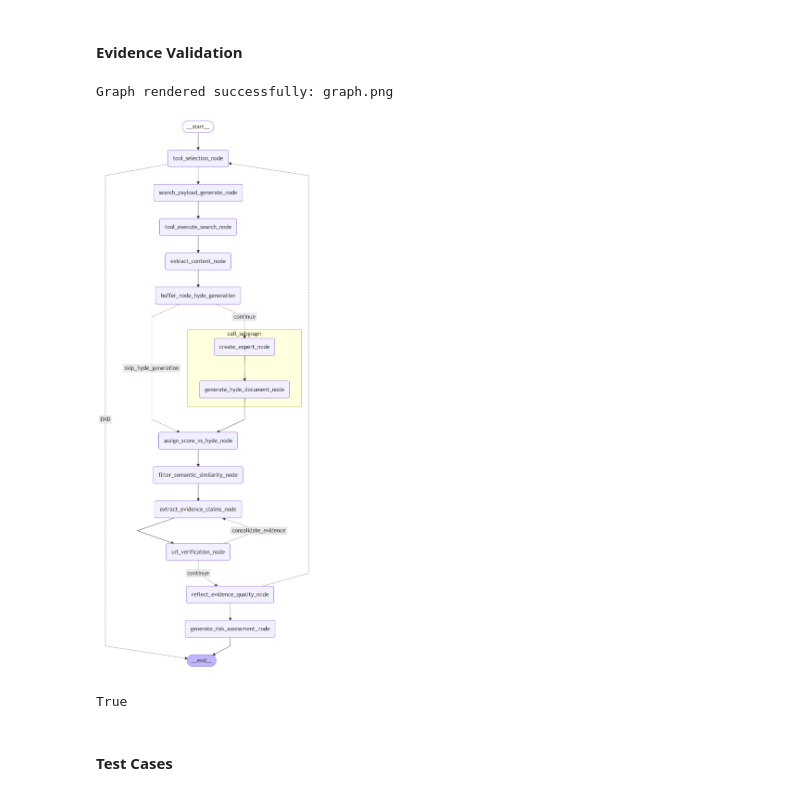
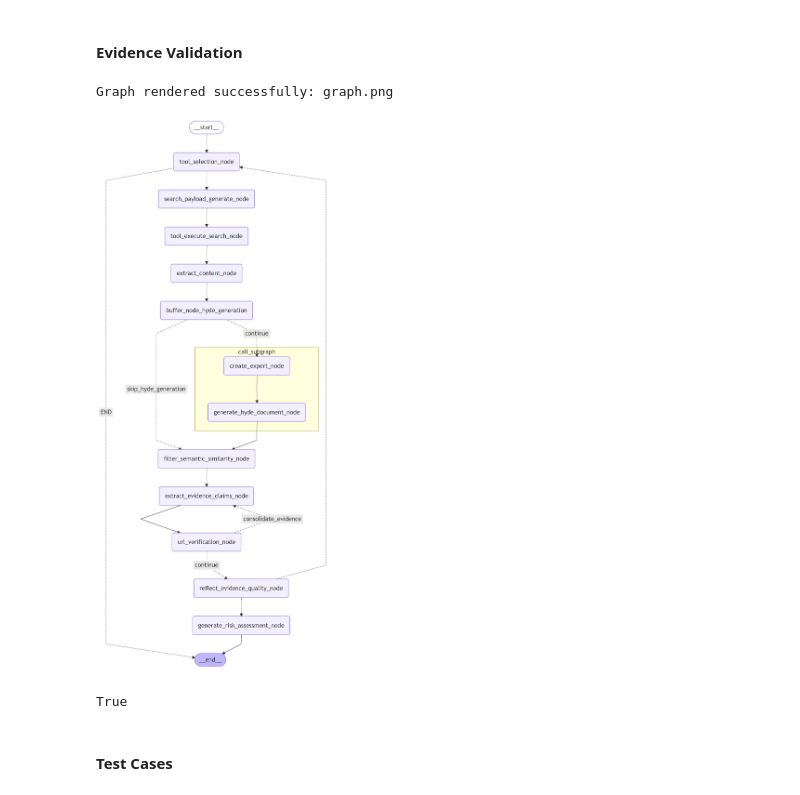
Before and after one commit to alex2mendosa/AML_Detective, a Jupyter notebook: 4_7_1_research_assistant.ipynb, the cells around one changed output. Saved outputs shown, nothing was run; the diff lists cells and outputs as text; code cells hidden in the pictures.

```diff
--- a/4_7_1_research_assistant.ipynb
+++ b/4_7_1_research_assistant.ipynb
@@ -127,7 +130,7 @@ llm_tool_selection = ChatOpenAI(
 llm_search_tool_payload = ChatOpenAI(
     model="gpt-4.1-mini",
     temperature=0.2,
-    max_tokens=500, # 5 outputs per 5 languages
+    max_tokens=1000, # 5 outputs per 5 languages
     top_p=0.95,
     timeout=30,
     max_retries = 2,
@@ -144,7 +147,6 @@ llm_names_variation = ChatOpenAI(
     max_retries = 2,
     api_key=key_vault.get_key("openai_key")
 )
-
 
 
 # Translation and key terms extraction from short input
@@ -1406,7 +1483,8 @@ Translated 'Lukoil money laundering financial crime' -> 'Lukoil Geldwäsche Fina
 ## Test function
 tool_google_search = StructuredTool.from_function( google_search,
                                                   name = "google_search",
-                                                  args_schema=GoogleSearchSchema
+                                                  args_schema=GoogleSearchSchema ,
+                                                  parse_docstring=False
                                                     )
 # join instructions and entity name
 num_requests_per_lang = 5
@@ -1430,5 +1508,5 @@ tools_by_name = {tool.name:tool for tool in tools}
 llm_with_tools = llm_search_tool_payload.bind_tools(tools, parallel_tool_calls=True)
 
 # test tool call without payload
-#payload = llm_with_tools.invoke( messages )
-#print(payload.tool_calls)
+payload = llm_with_tools.invoke( messages )
+print(payload.tool_calls)
@@ -1442,11 +1543,11 @@ llm_with_tools = llm_search_tool_payload.bind_tools(tools, parallel_tool_calls=T
 # %%
 # run the function  using single payload
-#tool_call = payload.tool_calls[0]
-#tool_google_search.invoke( tool_call['args'] )
-#print("##-----------------##")
+tool_call = payload.tool_calls[0]
+tool_google_search.invoke( tool_call['args'] )
+print("##-----------------##")
 
 ## Now run through app payloads
-#for tool_call in payload.tool_calls: # AI message with payload , last ai message with too l calls
-#        tool = tools_by_name[tool_call["name"]]
-#        observations = tool.invoke(tool_call["args"])
-#        print(observations)
+for tool_call in payload.tool_calls: # AI message with payload , last ai message with too l calls
+        tool = tools_by_name[tool_call["name"]]
+        observations = tool.invoke(tool_call["args"])
+        print(observations)
@@ -3160,16 +3295,14 @@ def generate_risk_assessment_node(state: UnifiedResearchState):
         "4. Make your partnership recommendation with clear reasoning\n"
     )
 
-
+    print("Evidence Prompt: " , evidence_prompt, end = "/n/n" )
     print("Request LLM Response of Final Conclusion ")
     messages = [system_message, HumanMessage(content=evidence_prompt)]
 
     analysis_response = llm_evaluation.invoke(messages)
 
     print("Risk assessment completed")
-    return {"messages": [
-
-    ]}
+    return {"final_conclusion": analysis_response}
 # %%
 ## We have to join data before assigning scores
 # state is updates with data from both flows but without interaction
@@ -3207,7 +3340,7 @@ builder.add_node("tool_execute_search_node", tool_execute_search_node)
 builder.add_node("extract_content_node", extract_content_node)
 
 # content semantic filtering
-builder.add_node("assign_score_vs_hyde_node", assign_score_vs_hyde_node)
+#builder.add_node("assign_score_vs_hyde_node", assign_score_vs_hyde_node)
 builder.add_node("filter_semantic_similarity_node", filter_semantic_similarity_node)
 
 # evidence generation and conclusion
@@ -3247,47 +3380,47 @@ builder.add_conditional_edges(
     path=route_expert_generation,
     path_map={
         "continue": "call_subgraph",
-        "skip_hyde_generation": "assign_score_vs_hyde_node"
+        "skip_hyde_generation": "filter_semantic_similarity_node"
     }
 )
 
-builder.add_edge("call_subgraph", "assign_score_vs_hyde_node")
+builder.add_edge("call_subgraph", "filter_semantic_similarity_node")
 
 # evidence validation loop
-builder.add_edge("assign_score_vs_hyde_node", "filter_semantic_similarity_node")
+#builder.add_edge("assign_score_vs_hyde_node", "filter_semantic_similarity_node")
 builder.add_edge("filter_semantic_similarity_node", "extract_evidence_claims_node")
 builder.add_edge("extract_evidence_claims_node", "url_verification_node")
 
 builder.add_conditional_edges(
     source="url_verification_node",
     path=route_evidence_validation,
     path_map={
         "continue": "reflect_evidence_quality_node",
         "consolidate_evidence": "extract_evidence_claims_node"  # loops back
     }
 )
 
 builder.add_conditional_edges(
     source="reflect_evidence_quality_node",
     path=route_should_run_tool,
     path_map={
         "generate_risk_assessment_node": "generate_risk_assessment_node",
         "tool_selection_node": "tool_selection_node"  # loops back
     }
 )
 
 
 # final step
 builder.add_edge("generate_risk_assessment_node", END)
 
 # assemble agent
 graph = builder.compile()
 
 mermaid_code = graph.get_graph(xray=True).draw_mermaid()
 render_mermaid_graph(mermaid_code)
 # %% [output]
 Graph rendered successfully: graph.png
-[figure, old version]
+[figure, new version]
 True
 # %% [markdown]
 #### Test Cases
```
Also changed, not shown: parts of 23 cells of this notebook, 13 other files.
